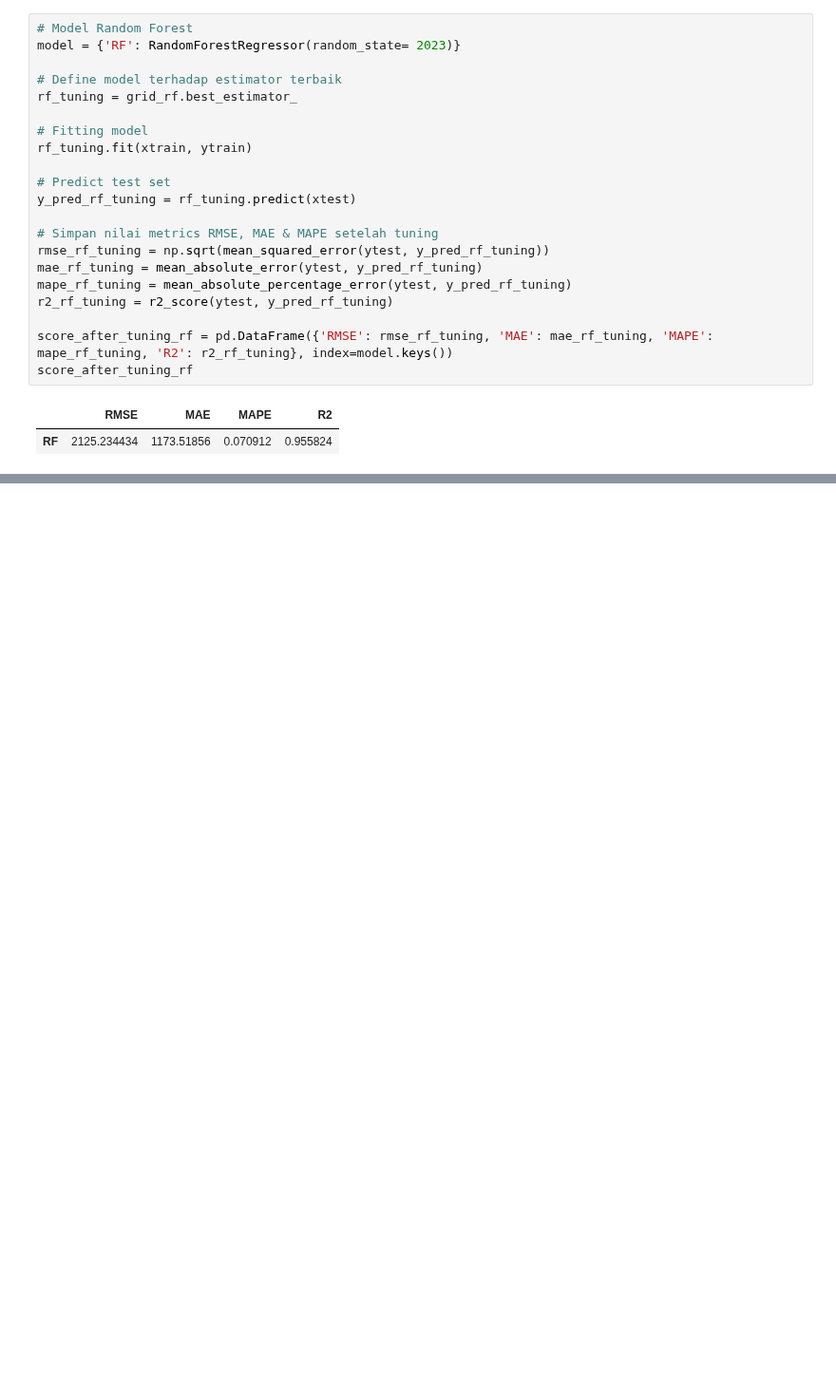
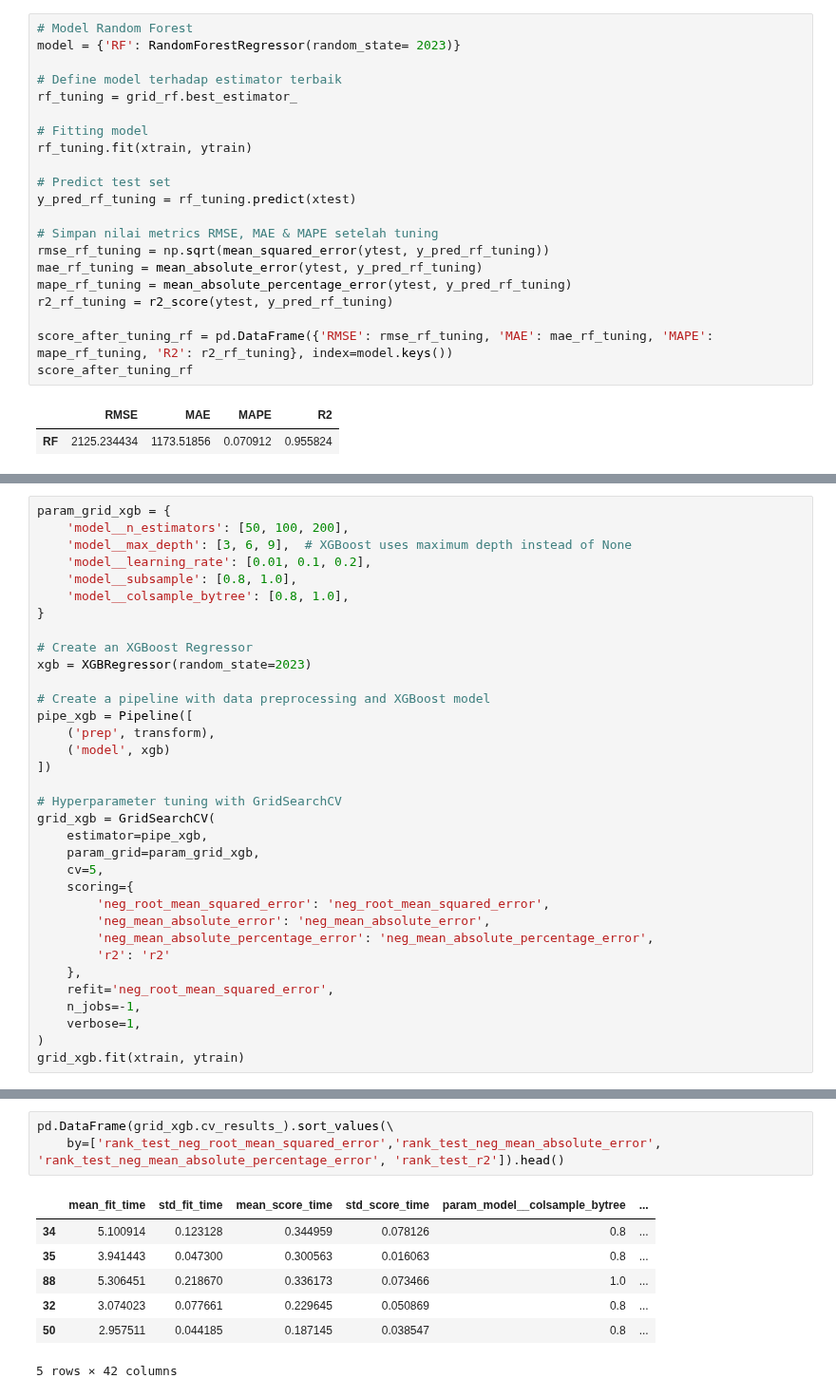
Before and after one commit to d-widyantama/ML-Regression-UsedCarsPrediction-finpro-alpha, a Jupyter notebook: 4. Modeling.ipynb, the cells around one changed output, grey strips where cells are left out. Shown at 95% size. Cells and saved outputs as stored; diff of their text form; blank space fills up the shorter version.

Commit message:
Model Benchmarking

```diff
--- a/4. Modeling.ipynb
+++ b/4. Modeling.ipynb
@@ -371,0 +374,34 @@ score_after_tuning_rf
+# %%
+param_grid_xgb = {
+    'model__n_estimators': [50, 100, 200],
+    'model__max_depth': [3, 6, 9],  # XGBoost uses maximum depth instead of None
+    'model__learning_rate': [0.01, 0.1, 0.2],
+    'model__subsample': [0.8, 1.0],
+    'model__colsample_bytree': [0.8, 1.0],
+}
+
+# Create an XGBoost Regressor
+xgb = XGBRegressor(random_state=2023)
+
+# Create a pipeline with data preprocessing and XGBoost model
+pipe_xgb = Pipeline([
+    ('prep', transform),
+    ('model', xgb)
+])
+
+# Hyperparameter tuning with GridSearchCV
+grid_xgb = GridSearchCV(
+    estimator=pipe_xgb,
+    param_grid=param_grid_xgb,
+    cv=5,
+    scoring={
+        'neg_root_mean_squared_error': 'neg_root_mean_squared_error',
+        'neg_mean_absolute_error': 'neg_mean_absolute_error',
+        'neg_mean_absolute_percentage_error': 'neg_mean_absolute_percentage_error',
+        'r2': 'r2'
+    },
+    refit='neg_root_mean_squared_error',
+    n_jobs=-1,
+    verbose=1,
+)
+grid_xgb.fit(xtrain, ytrain)
@@ -371,0 +427,11 @@ score_after_tuning_rf
+# %%
+pd.DataFrame(grid_xgb.cv_results_).sort_values(\
+    by=['rank_test_neg_root_mean_squared_error','rank_test_neg_mean_absolute_error', 'rank_test_neg_mean_absolute_percentage_error', 'rank_test_r2']).head()
+# %% [output]
+|  | mean_fit_time | std_fit_time | mean_score_time | std_score_time | param_model__colsample_bytree | ... |
+| 34 | 5.100914 | 0.123128 | 0.344959 | 0.078126 | 0.8 | ... |
+| 35 | 3.941443 | 0.047300 | 0.300563 | 0.016063 | 0.8 | ... |
+| 88 | 5.306451 | 0.218670 | 0.336173 | 0.073466 | 1.0 | ... |
+| 32 | 3.074023 | 0.077661 | 0.229645 | 0.050869 | 0.8 | ... |
+| 50 | 2.957511 | 0.044185 | 0.187145 | 0.038547 | 0.8 | ... |
+5 rows × 42 columns
```
Also changed, not shown: parts of 11 cells of this notebook.
